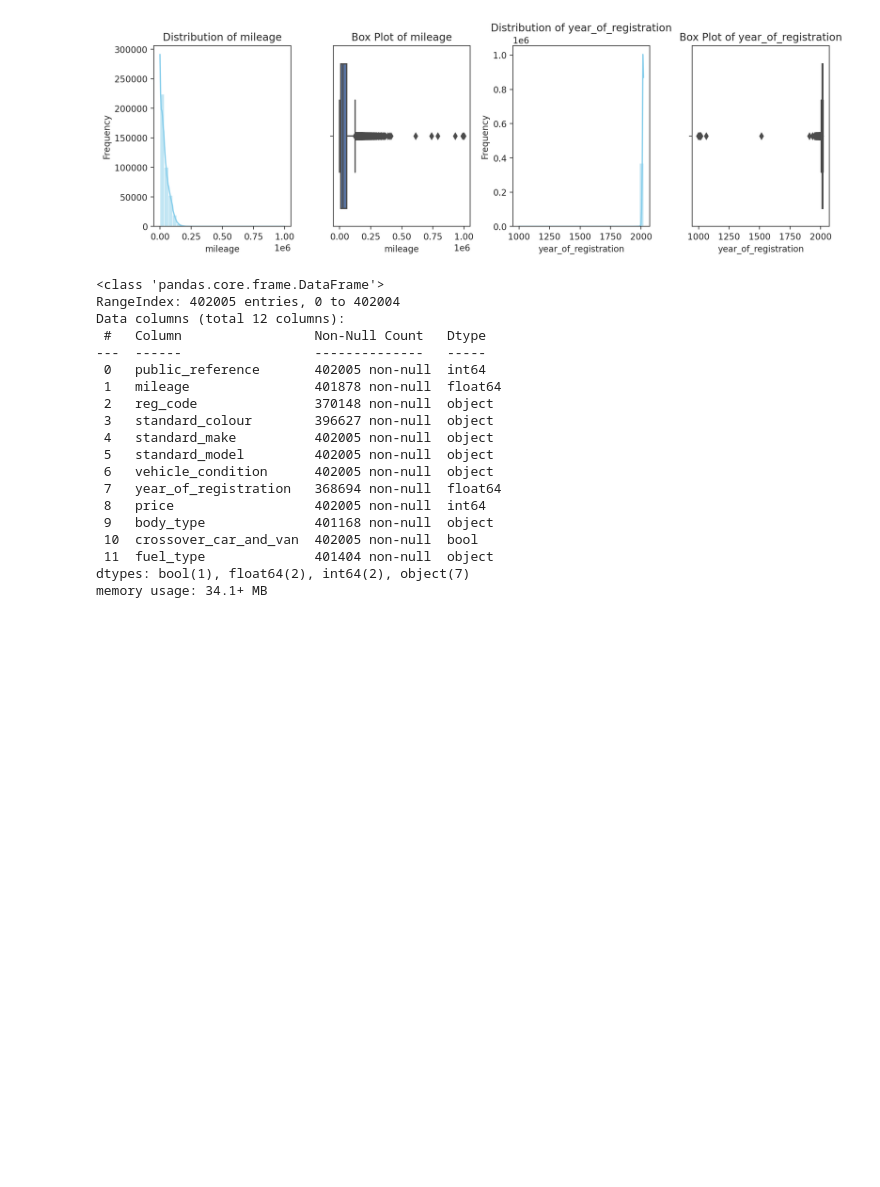
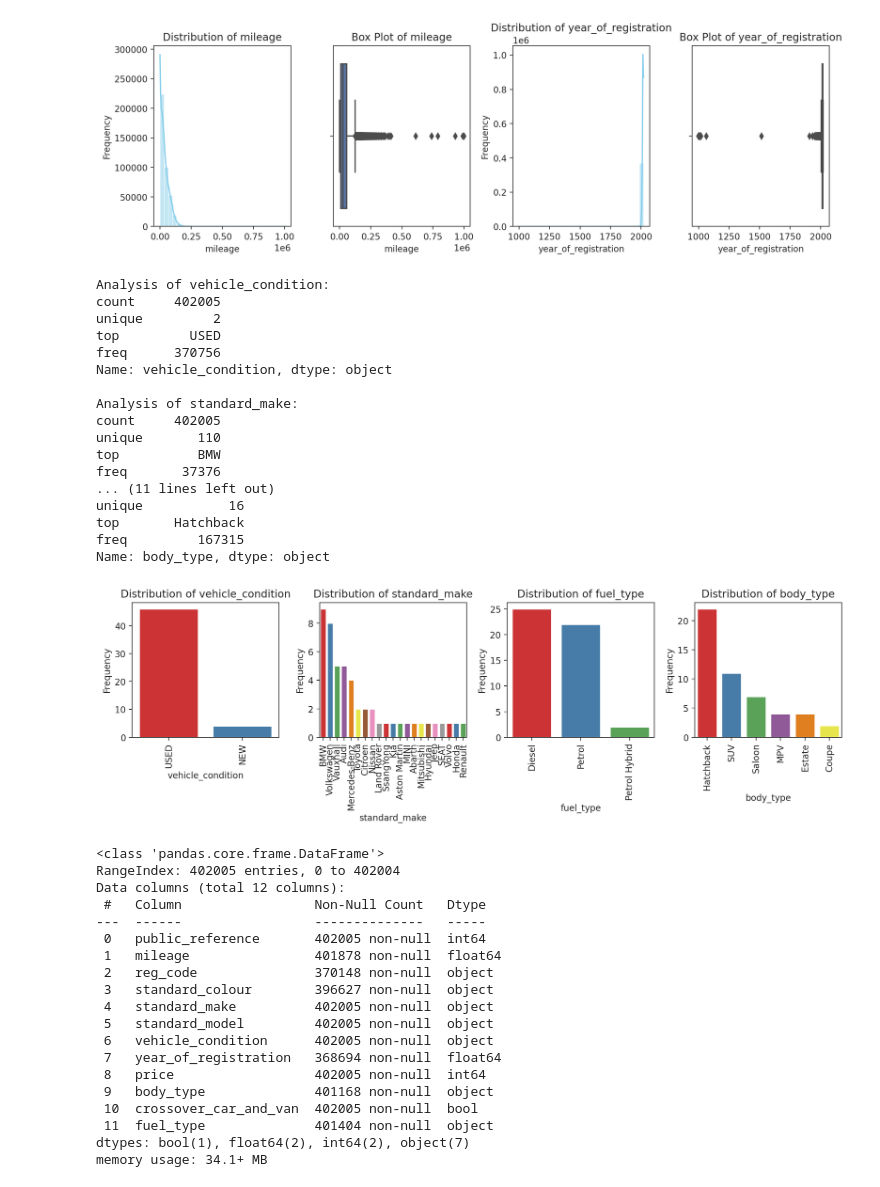
Before and after one commit to kessingtonosazee/GCP_Project_1, a Jupyter notebook: assessment_rrr.ipynb, the cells around one changed output. Drawn from its saved outputs; the diff is of its cells as text; code cells hidden in the pictures; blank space fills up the shorter version.

```diff
--- a/assessment_rrr.ipynb
+++ b/assessment_rrr.ipynb
@@ -457,31 +457,55 @@ Name: year_of_registration, dtype: float64
 # %%
 # Distribution plot for categorical features
 %matplotlib inline
-df_cat = df1['vehicle_condition','standard_make', 'fuel_type', 'body_type' ]
+df_cat = df1[['vehicle_condition','standard_make', 'fuel_type', 'body_type' ]]
 
 # Set up a 1x4 subplot layout (1 rows, 4 columns)
 fig, axes = plt.subplots(nrows=1, ncols=4, figsize=(12, 4))
 
+# Randomly sample a subset of your data (adjust the sample size as needed)
+sample_size = 50
+
 # Loop through each variable and analyze its distribution
-for i, column in enumerate(df1[num].columns):
+
+for i, column in enumerate(df_cat.columns):
     # Display basic statistics
     print(f"\nAnalysis of {column}:")
-    print(df1[num][column].describe())
+    print(df_cat[column].describe())
 
-    # Visualize the distribution using a histogram in the first row
-    sns.histplot(df1[num][column], bins=30, kde=True, color='skyblue', ax=axes[i*2])
-    axes[i*2].set_title(f'Distribution of {column}')
-    axes[i*2].set_xlabel(column)
-    axes[i*2].set_ylabel('Frequency')
+    # Sample the data for the current feature
+    sampled_data = df_cat[column].sample(n=sample_size, random_state=42)
 
-    # Add a box plot to the second row
-    sns.boxplot(x=df1[num][column], ax=axes[i*2+1], showfliers=False)
-    axes[i*2+1].set_title(f'Box Plot of {column}')
-    axes[i*2+1].set_xlabel(column)
+    sns.countplot(x=sampled_data, order=sampled_data.value_counts().index,
+                   palette="Set1", ax=axes[i])
+    axes[i].set_title(f'Distribution of {column}')
+    axes[i].set_xlabel(column)
+    axes[i].set_ylabel('Frequency')
 
-# Adjust layout
+    # Rotate x-axis labels for better visibility
+    axes[i].tick_params(axis='x', rotation=90)
+
+# Adjust layout to prevent overlap
 plt.tight_layout()
 plt.show()
+# %% [output]
+Analysis of vehicle_condition:
+count     402005
+unique         2
+top         USED
+freq      370756
+Name: vehicle_condition, dtype: object
+
+Analysis of standard_make:
+count     402005
+unique       110
+top          BMW
+freq       37376
+... (11 lines left out)
+unique           16
+top       Hatchback
+freq         167315
+Name: body_type, dtype: object
+[figure, added]
 # %%
 
 # Check info
```
